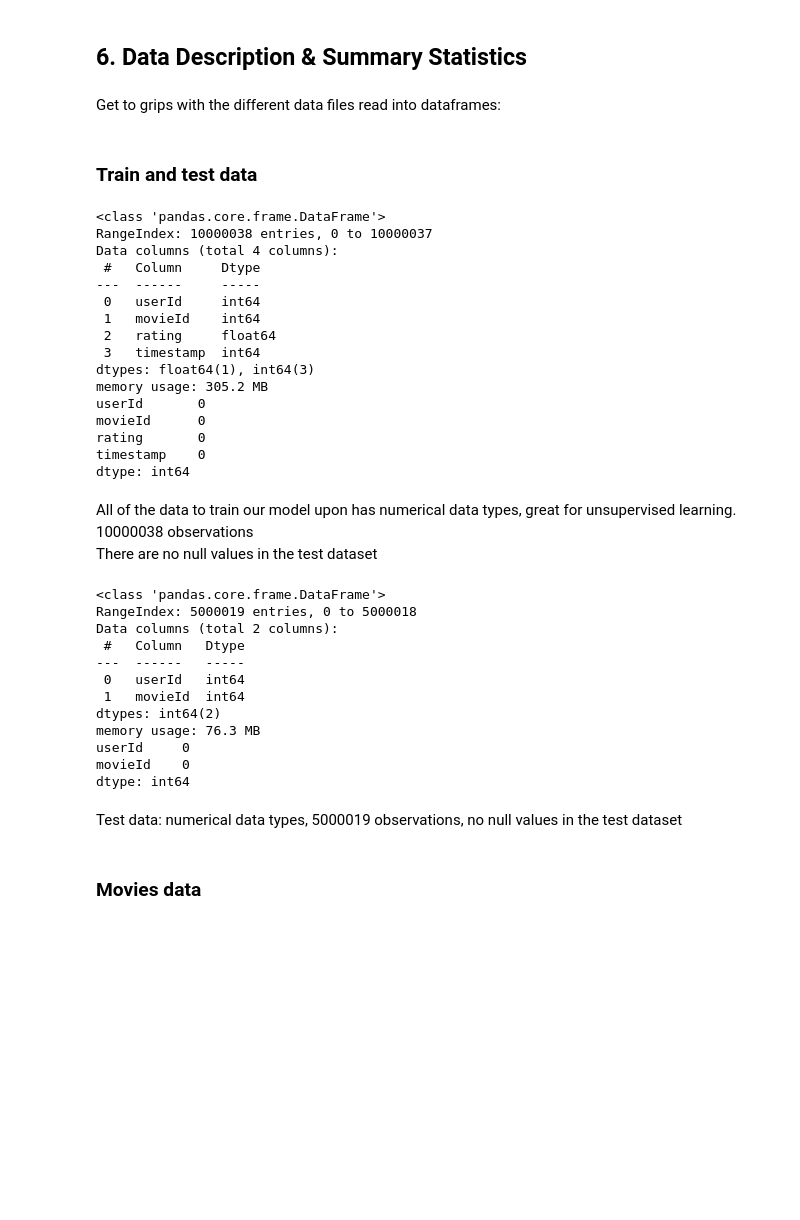
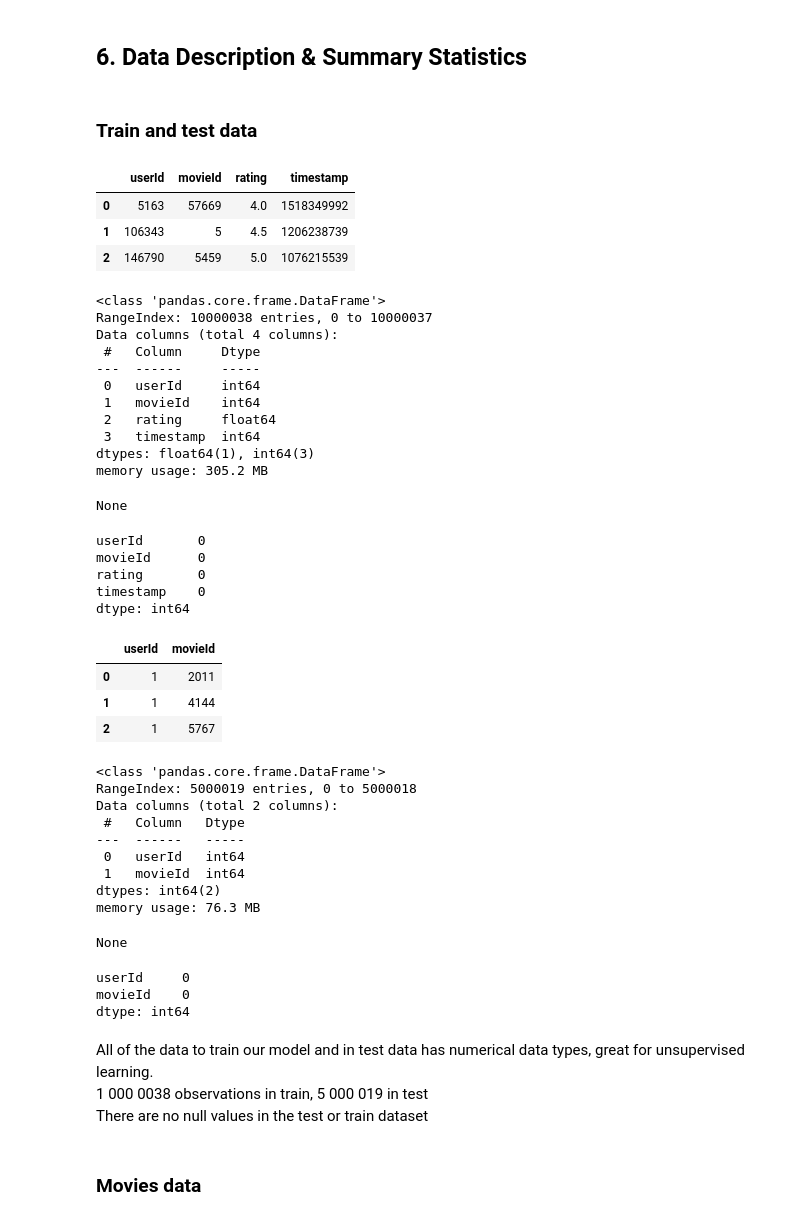
Before and after one commit to drikus-d/unsupervised-predict-streamlit-template, a Jupyter notebook: Drikus_Notebook.ipynb, the cells around one changed output. Drawn from its saved outputs; the diff is of its cells as text; code cells hidden in the pictures; blank space fills up the shorter version.

```diff
--- a/Drikus_Notebook.ipynb
+++ b/Drikus_Notebook.ipynb
@@ -167,54 +127,61 @@ sample_submission_df.head(3)
 | 2 | 1_5767 | 1.0 |
 # %% [markdown]
 ## 6. Data Description & Summary Statistics
-# %% [markdown]
-Get to grips with the different data files read into dataframes:<br>
 # %% [markdown]
 ### Train and test data
 # %%
-# View train data info and shape
-train_df.info() # Get the summary of the dataset's metadata
+# View train data info, shape and content
+display(train_df.head(3))
+display(train_df.info()) # Get the summary of the dataset's metadata
 print(train_df.isnull().sum()) # check if there are any null values)
+
+# View test data info, shape and content
+display(test_df.head(3))
+display(test_df.info()) # Get the summary of the dataset's metadata
+print(test_df.isnull().sum()) # check if there are any null values)
 # %% [output]
+|  | userId | movieId | rating | timestamp |
+| 0 | 5163 | 57669 | 4.0 | 1518349992 |
+| 1 | 106343 | 5 | 4.5 | 1206238739 |
+| 2 | 146790 | 5459 | 5.0 | 1076215539 |
 <class 'pandas.core.frame.DataFrame'>
 RangeIndex: 10000038 entries, 0 to 10000037
 Data columns (total 4 columns):
  #   Column     Dtype
 ---  ------     -----
  0   userId     int64
  1   movieId    int64
  2   rating     float64
  3   timestamp  int64
 dtypes: float64(1), int64(3)
 memory usage: 305.2 MB
-userId       0
-movieId      0
-rating       0
-timestamp    0
-dtype: int64
+None
+userId       0
+movieId      0
+rating       0
+timestamp    0
+dtype: int64
+|  | userId | movieId |
+| 0 | 1 | 2011 |
+| 1 | 1 | 4144 |
+| 2 | 1 | 5767 |
+<class 'pandas.core.frame.DataFrame'>
+RangeIndex: 5000019 entries, 0 to 5000018
+Data columns (total 2 columns):
+ #   Column   Dtype
+---  ------   -----
+ 0   userId   int64
+ 1   movieId  int64
+dtypes: int64(2)
+memory usage: 76.3 MB
+None
+userId     0
+movieId    0
+dtype: int64
 # %% [markdown]
-All of the data to train our model upon has numerical data types, great for unsupervised learning.  <br>
-10000038 observations <br>
-There are no null values in the test dataset <br>
+All of the data to train our model and in test data has numerical data types, great for unsupervised learning.  <br>
+1 000 0038 observations in train, 5 000 019 in test<br>
+There are no null values in the test or train dataset <br>
-# %%
-# View test data info and shape
-test_df.info() # Get the summary of the dataset's metadata
-print(test_df.isnull().sum()) # check if there are any null values)
-# %% [output]
-<class 'pandas.core.frame.DataFrame'>
-RangeIndex: 5000019 entries, 0 to 5000018
-Data columns (total 2 columns):
- #   Column   Dtype
----  ------   -----
- 0   userId   int64
- 1   movieId  int64
-dtypes: int64(2)
-memory usage: 76.3 MB
-userId     0
-movieId    0
-dtype: int64
-# %% [markdown]
-Test data: numerical data types, 5000019 observations, no null values in the test dataset <br>
 # %% [markdown]
 ### Movies data
 # %%
```
Also changed, not shown: parts of 24 cells of this notebook, 1 other file.
